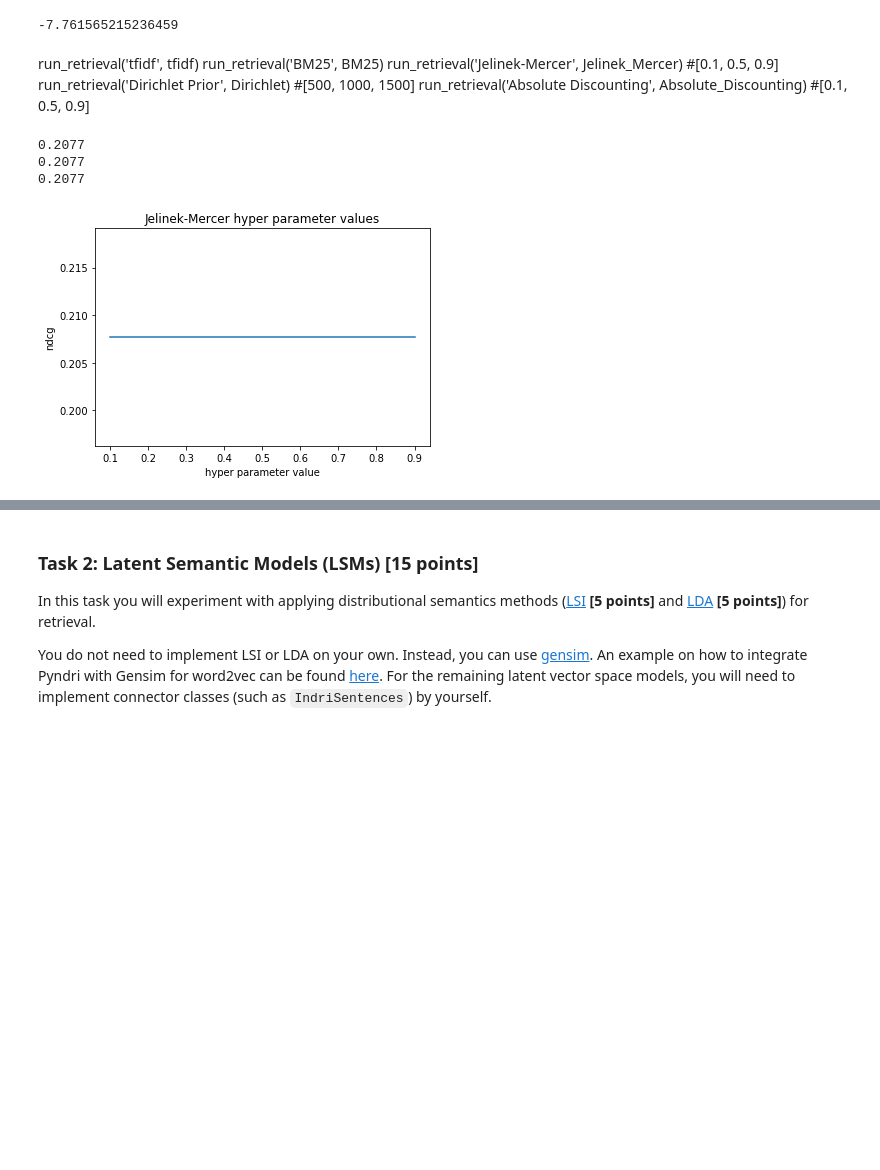
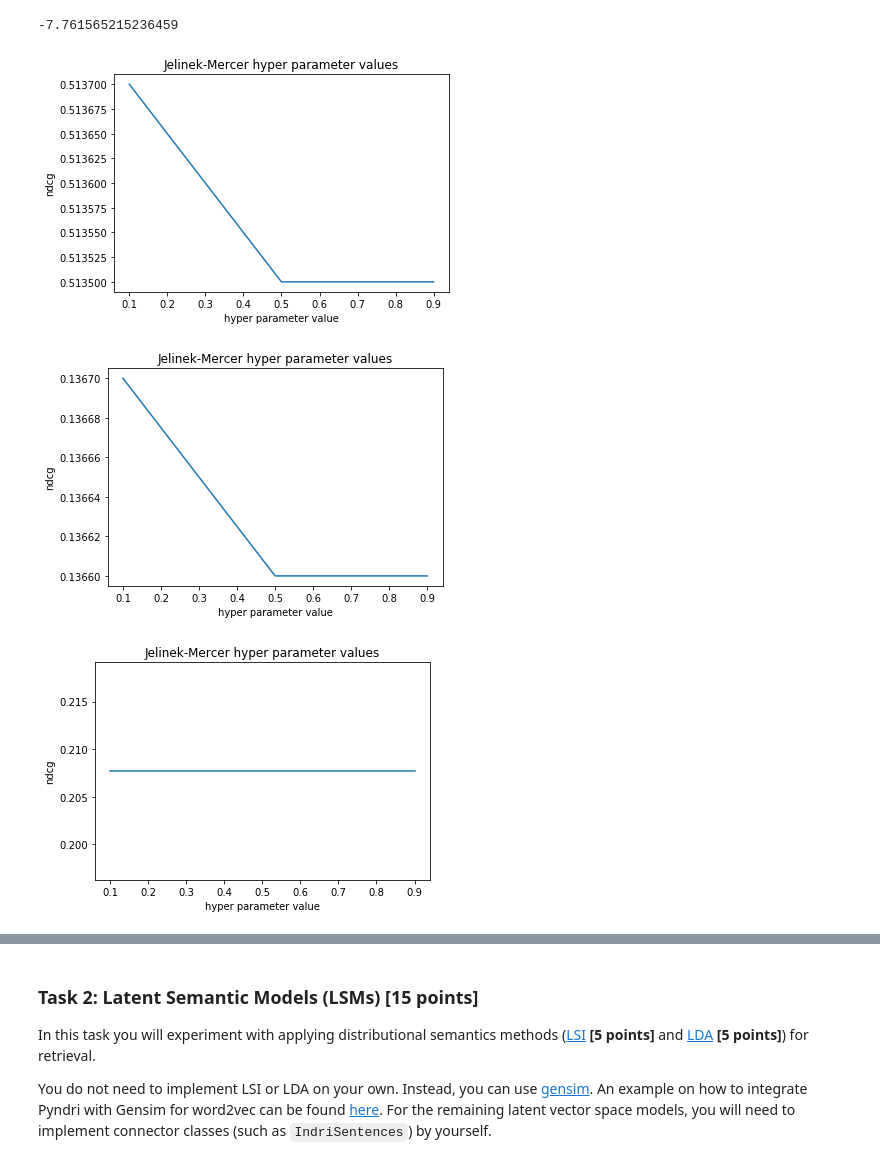
Before and after one commit to DAAAAAAAAAAAAAAAAN/IR1HW2, a Jupyter notebook: Task_1.ipynb, the cells around one changed output, grey strips where cells are left out. Cells and saved outputs as stored; diff of their text form; code cells hidden in the pictures; blank space fills up the shorter version.

```diff
--- a/Task_1.ipynb
+++ b/Task_1.ipynb
@@ -898,38 +876,32 @@ term_list = [19282,
 PLM_optimized(121854, [5465, 276, 1633, 1704, 3895], 76)
 # %% [output]
 -7.761565215236459
-# %% [markdown]
-run_retrieval('tfidf', tfidf)
-run_retrieval('BM25', BM25)
-run_retrieval('Jelinek-Mercer', Jelinek_Mercer) #[0.1, 0.5, 0.9]
-run_retrieval('Dirichlet Prior', Dirichlet) #[500, 1000, 1500]
-run_retrieval('Absolute Discounting', Absolute_Discounting) #[0.1, 0.5, 0.9]
 # %%
 import matplotlib.pyplot as plt
 import subprocess
 
-def plot_parameter_values(model_name, params):
+def plot_parameter_values(model_name, params, measure):
 
     ndcgs = []
     for param in params:
         file_name = model_name + '_' + str(param) + '.run'
 
-        ev_methods = '(ndcg_cut_10\W+all)'
+        ev_methods = measures[measure]
         qrel_set = 'ap_88_89/qrel_validation'
         cmd = '/Users/basaktugceeskili/trec_eval/trec_eval -m all_trec -q "' + qrel_set + '" "' + file_name + '" | grep -E "' + ev_methods + '"'
         ndcg = float(subprocess.check_output(cmd, shell=True).decode('utf-8').split('\t')[2].strip())
-        print(ndcg)
         ndcgs += [ndcg]
 
     plt.title(model_name + ' hyper parameter values')
     plt.plot(params, ndcgs)
     plt.xlabel('hyper parameter value')
     plt.ylabel('ndcg')
     plt.show()
 
-plot_parameter_values('Jelinek-Mercer', [0.1, 0.5, 0.9])
+plot_parameter_values('Jelinek-Mercer', [0.1, 0.5, 0.9], 'recall')
+plot_parameter_values('Jelinek-Mercer', [0.1, 0.5, 0.9], 'map')
+plot_parameter_values('Jelinek-Mercer', [0.1, 0.5, 0.9], 'ndcg')
 # %% [output]
-0.2077
-0.2077
-0.2077
-[figure, old version]
+[figure, new version]
+[figure, added]
+[figure, added]
```
Also changed, not shown: parts of 26 cells of this notebook, 15 other files.
